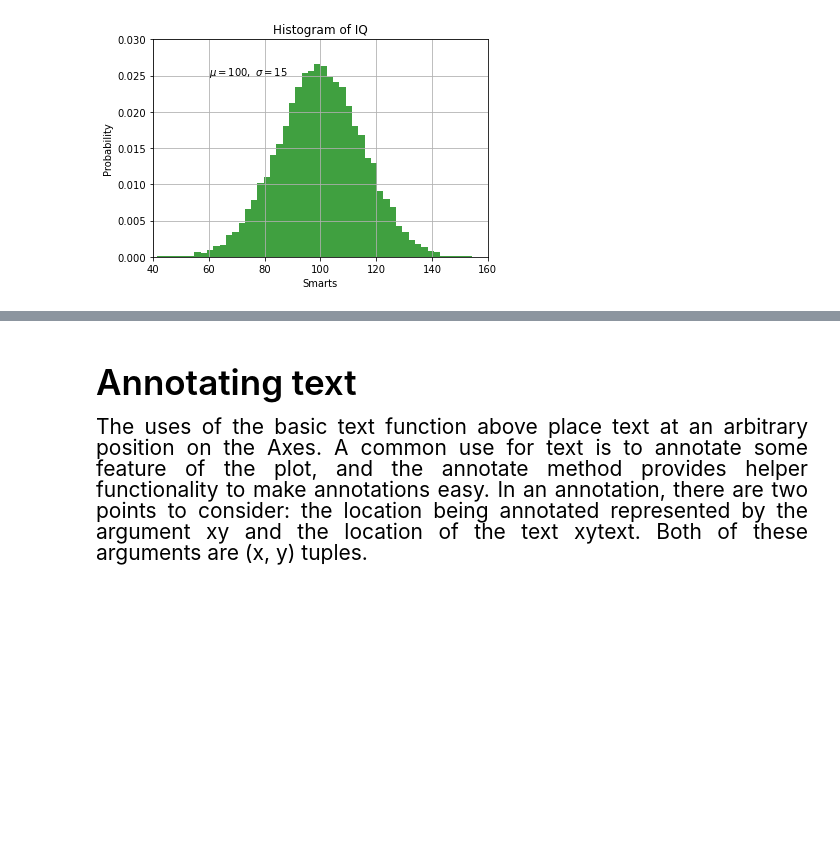
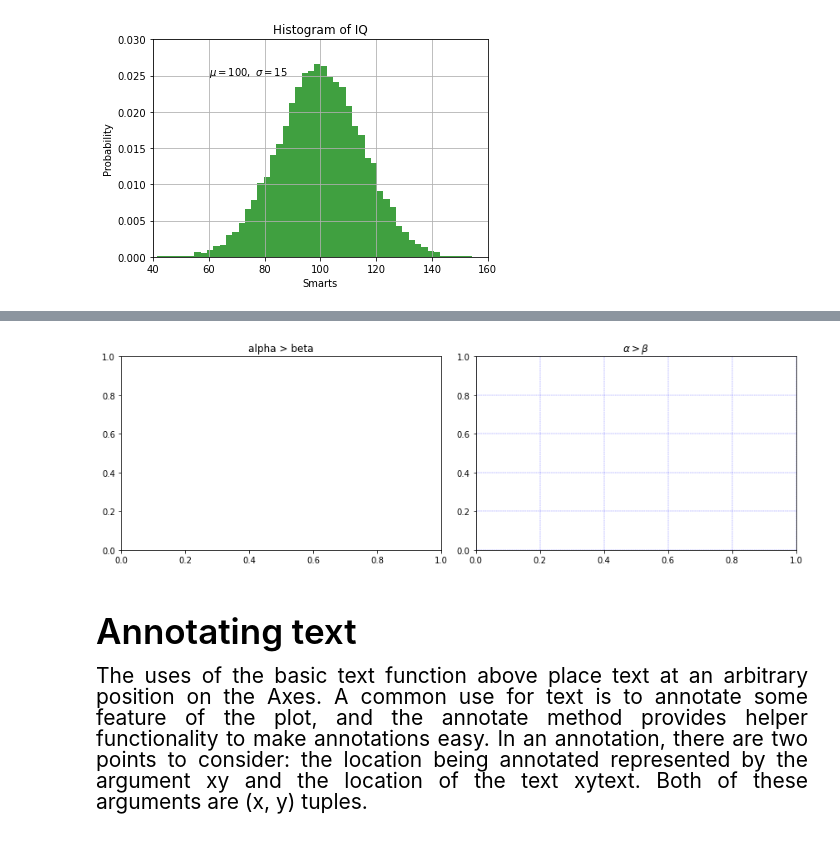
Before and after one commit to semnan-university-ai/Computer-vision, a Jupyter notebook: matplot-pressentation/matplotlib.ipynb, the cells around one changed output, grey strips where cells are left out. Drawn from its saved outputs; the diff is of its cells as text; code cells hidden in the pictures; blank space fills up the shorter version.

```diff
--- a/matplot-pressentation/matplotlib.ipynb
+++ b/matplot-pressentation/matplotlib.ipynb
@@ -358,3 +364,15 @@ plt.show()
+# %%
+import matplotlib.pyplot as plt
+import numpy as np
+fig, axes = plt.subplots(1,2, figsize = (12,4))
+x = np.arange(1,11)
+axes[0].set_title('alpha > beta')
+axes[1].grid(color='b', ls = '-.', lw = 0.25)
+axes[1].set_title(r'$\alpha > \beta$')
+fig.tight_layout()
+plt.show()
+# %% [output]
+[figure, added]
 # %% [markdown]
 <h1 style="font-size: 250%;text-align: justify;line-height: 140%;">
 Annotating text</h1>
```
Also changed, not shown: parts of 1 cell of this notebook, 14 other files.
